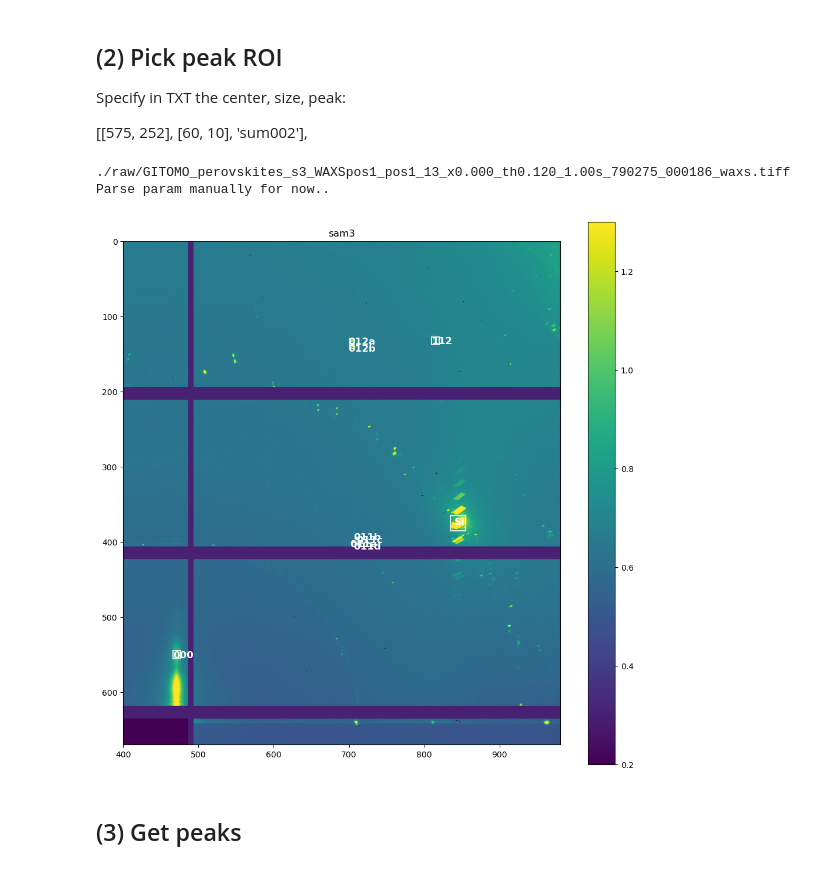
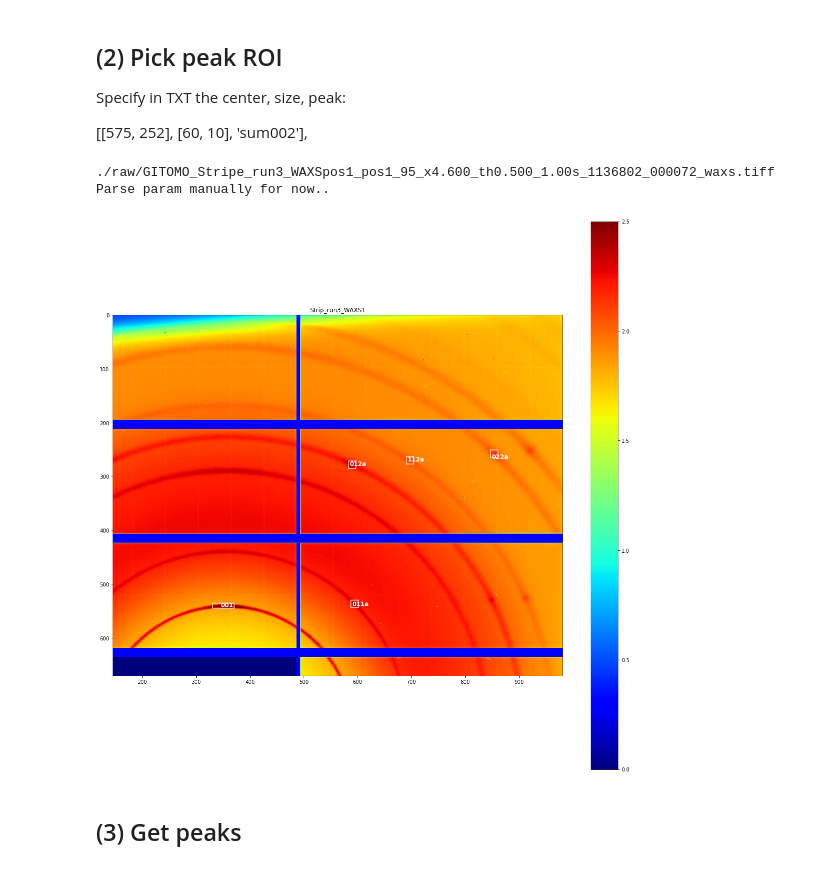
Before and after one commit to esther279/GI_tomo, a Jupyter notebook: GI_tomo.ipynb, the cells around one changed output. Saved outputs shown, nothing was run; the diff lists cells and outputs as text; code cells hidden in the pictures.

```diff
--- a/GI_tomo.ipynb
+++ b/GI_tomo.ipynb
@@ -171,7 +251,7 @@ print(data_all[0].shape)
 (1043, 981)
 # %%
 if 1:
-    filename_saved = filename + '_data_all_WAXS1'
+    filename_saved = filename + '_data_all'
     fn_out = out_dir+filename_saved
     fn_out = util.check_file_exist(fn_out, ext='.npy')
     np.save(fn_out, data_all)
@@ -180,6 +261,6 @@ Saving to ./analysis/results_tomo/sam3_data_all_WAXS1_1.npy
 # %%
 if 1:
-    filename_saved = filename + '_df_all_WAXS1'
+    filename_saved = filename + '_df_all'
     fn_out = out_dir+filename_saved
     fn_out = util.check_file_exist(fn_out, ext='.pkl')
     df_peaks.to_pickle(fn_out)
@@ -191,6 +272,7 @@ __Plot 2D__
 data_avg = np.nan_to_num(data_avg)
 
 # Plot
+%matplotlib inline
 plt.figure(1, figsize=(12,10)); plt.clf()
 if infile_type == 'npz':
     extent = (np.nanmin(x_axis), np.nanmax(x_axis), np.nanmin(y_axis), np.nanmax(y_axis))
@@ -198,7 +280,7 @@ if infile_type == 'npz':
     plt.ylim(0, np.nanmax(y_axis))
     #plt.grid(axis='x'); plt.colorbar()
 else:
-    plt.imshow(np.log10(data_avg+3), vmin=0.3, vmax=1.1)
+    plt.imshow(np.log10(data_avg+3), clim = [0, 3], cmap='jet')
 plt.colorbar()
 plt.title('Average over {} data (fraction=1/{}) \n {}'.format(N_files,fraction,infiles[0]))
 # %% [output]
@@ -211,7 +293,7 @@ __Save summed 2D data__
 flag_save_png = 1
 flag_save_npy = 1
 flag_save_tiff = 1
-filename_saved = filename+'_data_avg_WAXS1'
+filename_saved = filename+'_data_avg'
 
 if flag_save_png:
     fn_out = out_dir+'fig1_'+filename_saved
@@ -295,18 +377,22 @@ if 0:
     peak_list = io.read_peak_list(filename_peak)
 else:
     peak_list = [
-         [[550, 471], [10, 10], 'sum000'],
-         [[400, 706], [3, 3], 'sum011a'],
-         [[395, 711], [3, 3], 'sum011b'],
-         [[400, 715], [3, 3], 'sum011c'],
-         [[403, 711], [3, 3], 'sum011d'],
+         #[[540, 350], [10, 40], 'background'],
+         [[540, 350], [10, 40], 'sum001'],
+         [[537, 595], [15, 15], 'sum011a'],
+         [[278, 590], [15, 15], 'sum012a'],
+         [[270, 698], [15, 15], 'sum112a'],
+         [[258, 854], [15, 15], 'sum022a'],
+         #[[395, 711], [3, 3], 'sum011b'],
+         #[[400, 715], [3, 3], 'sum011c'],
+         #[[403, 711], [3, 3], 'sum011d'],
 
-         [[133, 704], [6, 6], 'sum012a'],
-         [[140, 704], [6, 6], 'sum012b'],
+         #[[133, 704], [6, 6], 'sum012a'],
+         #[[140, 704], [6, 6], 'sum012b'],
 
-         [[133, 815], [10, 10], 'sum112'],
+         #[[133, 815], [10, 10], 'sum112'],
 
-         [[375, 845], [20, 20], 'sumSi'],
+         #[[375, 845], [20, 20], 'sumSi'],
          #[[400, 700], [50, 50], 'sum011'],
     ]
 
@@ -327,40 +413,40 @@ if 1:  #2 in run_steps:
 
     %matplotlib inline
     #### Plot to define roi
-    fig = plt.figure(3, figsize=[12,12]); plt.clf();
+    fig = plt.figure(3, figsize=[20, 20]); plt.clf();
     ax = fig.add_subplot(111)
-    aa = ax.imshow(np.log10(data_avg+3), vmin=0.2, vmax=1.3)
+    aa = ax.imshow(np.log10(data_avg+3), clim = [0, 2.5], cmap='jet') #, vmin=0.2, vmax=1.3)
     plt.title(filename)
     plt.colorbar(aa)
     peaks.get_peaks(infiles[0], peak_list, phi_max=360, verbose=2)
     ax.set_xlim(145,981)
     ax.set_ylim(670,0)
 
     if 0:
         xticks = np.asarray([471+ii*109.6 for ii in np.arange(-3, 4.1, 1)])
         xticklabels = ["{:5.1f}".format(i) for i in ((xticks-471)*x_scale)];
         ax.set_xticks(xticks)
         ax.set_xticklabels(xticklabels)
         yticks = xticks = np.asarray([651+ii*109.6 for ii in np.arange(0, -6, -1)])
         yticklabels = ["{:5.1f}".format(i) for i in ((651-yticks)*y_scale)];
         ax.set_yticks(yticks)
         ax.set_yticklabels(yticklabels)
 
     ## Save png
     if flag_save_png:
         fn_out = out_dir+'fig5_'+filename+'_peak_roi.png'
         fn_out = util.check_file_exist(fn_out)
         plt.savefig(fn_out, format='png')
 
     ## Save peak_list in npy
     if flag_save_npy:
         fn_out = out_dir+'peak_list'
         fn_out = util.check_file_exist(fn_out)
         np.save(fn_out, peak_list)
 # %% [output]
-./raw/GITOMO_perovskites_s3_WAXSpos1_pos1_13_x0.000_th0.120_1.00s_790275_000186_waxs.tiff
+./raw/GITOMO_Stripe_run3_WAXSpos1_pos1_95_x4.600_th0.500_1.00s_1136802_000072_waxs.tiff
 Parse param manually for now..
-[figure, old version]
+[figure, new version]
 # %% [markdown]
 ## (3) Get peaks
 # %% [markdown]
```
Also changed, not shown: parts of 20 cells of this notebook.
